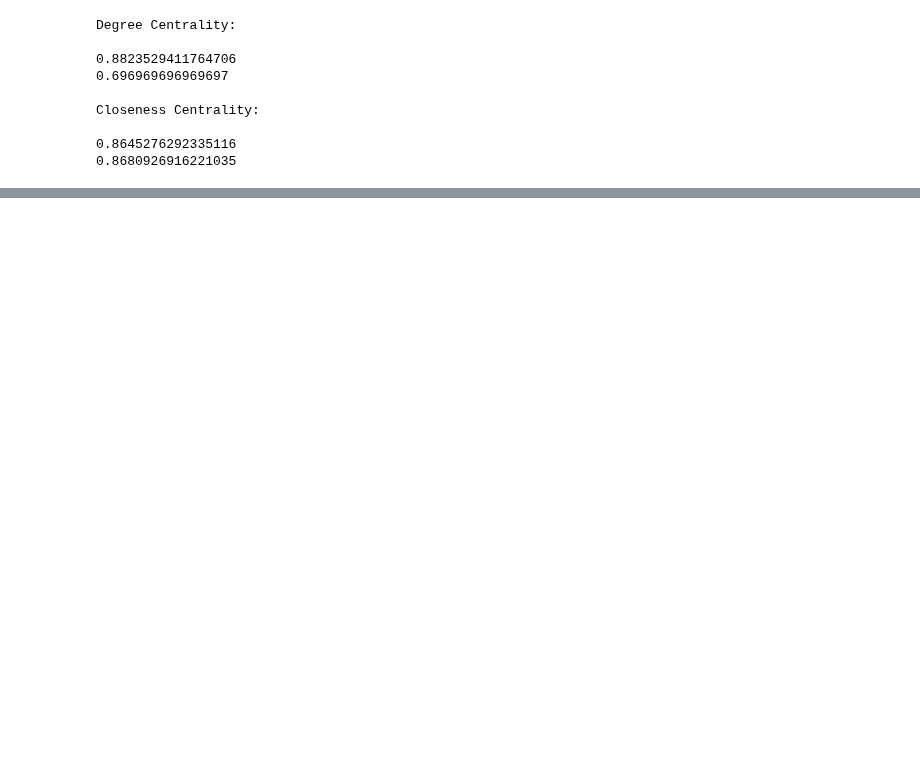
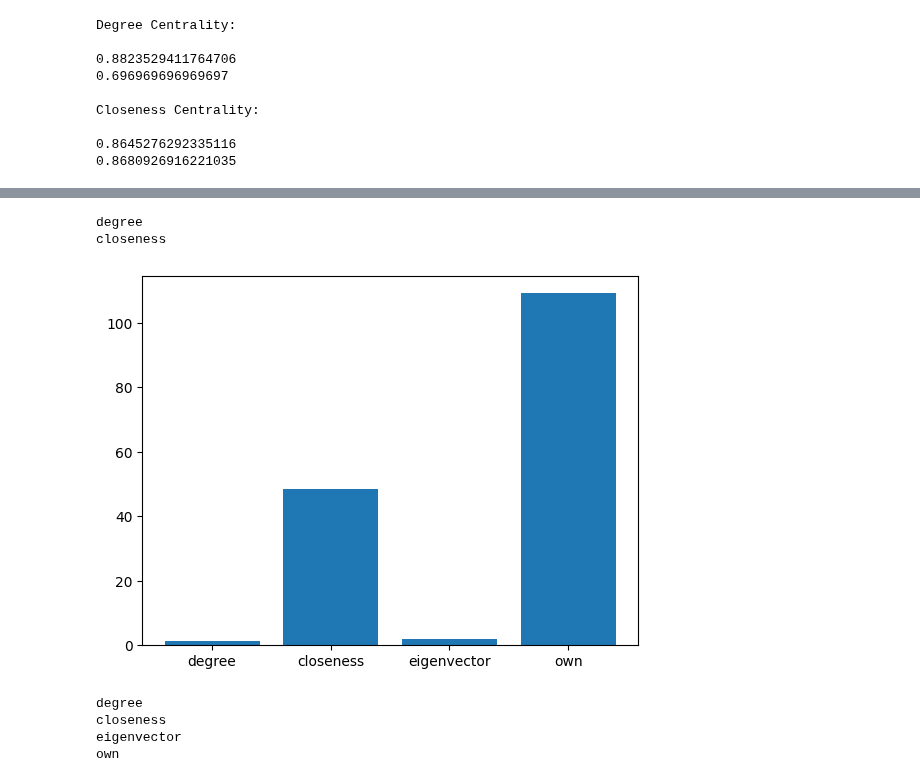
Before and after one commit to Hanno1/AlgorithmischeNetzwerkanalyseLAB, a Jupyter notebook: presentation_task3.ipynb, the cells around one changed output, grey strips where cells are left out. Saved outputs shown, nothing was run; the diff lists cells and outputs as text; code cells hidden in the pictures; blank space fills up the shorter version.

```diff
--- a/presentation_task3.ipynb
+++ b/presentation_task3.ipynb
@@ -171,0 +221,78 @@ Dadurch dass closeness die globale Vernetzung mit einbezieht, ist die Abweichung
+# %%
+centralities = [BasicCentr.degree_centrality, BasicCentr.closeness_centrality,
+                EigCentr.eigenvector_centrality, MyCentr.own_centrality]
+names = ["degree", "closeness", "eigenvector", "own"]
+# %%
+# Laufzeit aller Zentralitätsmaße
+# [1.3666141033172607, 48.521095275878906, 2.059453248977661, 109.17056846618652]
+
+results = []
+counter = 0
+path = "networks/econ_networks/"
+files = [path + entry for entry in list(os.listdir(path))]
+for function in centralities:
+    print(names[counter])
+    start = time()
+
+    for file in files:
+        G_new = Graph(file)
+        function(G_new)
+
+    results.append(time() - start)
+
+    counter += 1
+# %% [output]
+degree
+closeness
+# %%
+plt.bar(names, results)
+plt.show()
+# %% [output]
+[figure, added]
+# %%
+# Zentralitäten der Econ Netzwerke
+# Verteilung der Zentralitäten
+G_new = Graph("networks/econ_networks/econ-beacxc.mtx")
+
+intervalls = 100
+width = 1 / intervalls
+
+results = dict()
+
+buckets = []
+for i in range(intervalls):
+    buckets.append(i * width)
+buckets.append(1)
+
+outside_counter = 0
+
+for centr in centralities:
+    print(names[outside_counter])
+
+    values = centr(G_new)
+    mini = math.inf
+    maxi = -math.inf
+
+    for key in values:
+        entry = values[key]
+        if entry > maxi:
+            maxi = entry
+        elif entry < mini:
+            mini = entry
+    res = [0 for _ in buckets]
+    for key in values:
+        # mapping between 0 and 1
+        dif = (values[key] - mini) / (maxi - mini)
+        counter = 0
+        for bucket in buckets:
+            if dif <= bucket:
+                res[counter] += 1
+                break
+            counter += 1
+    results[names[outside_counter]] = res
+    outside_counter += 1
+# %% [output]
+degree
+closeness
+eigenvector
+own
```
Also changed, not shown: parts of 9 cells of this notebook, 1 other file.
